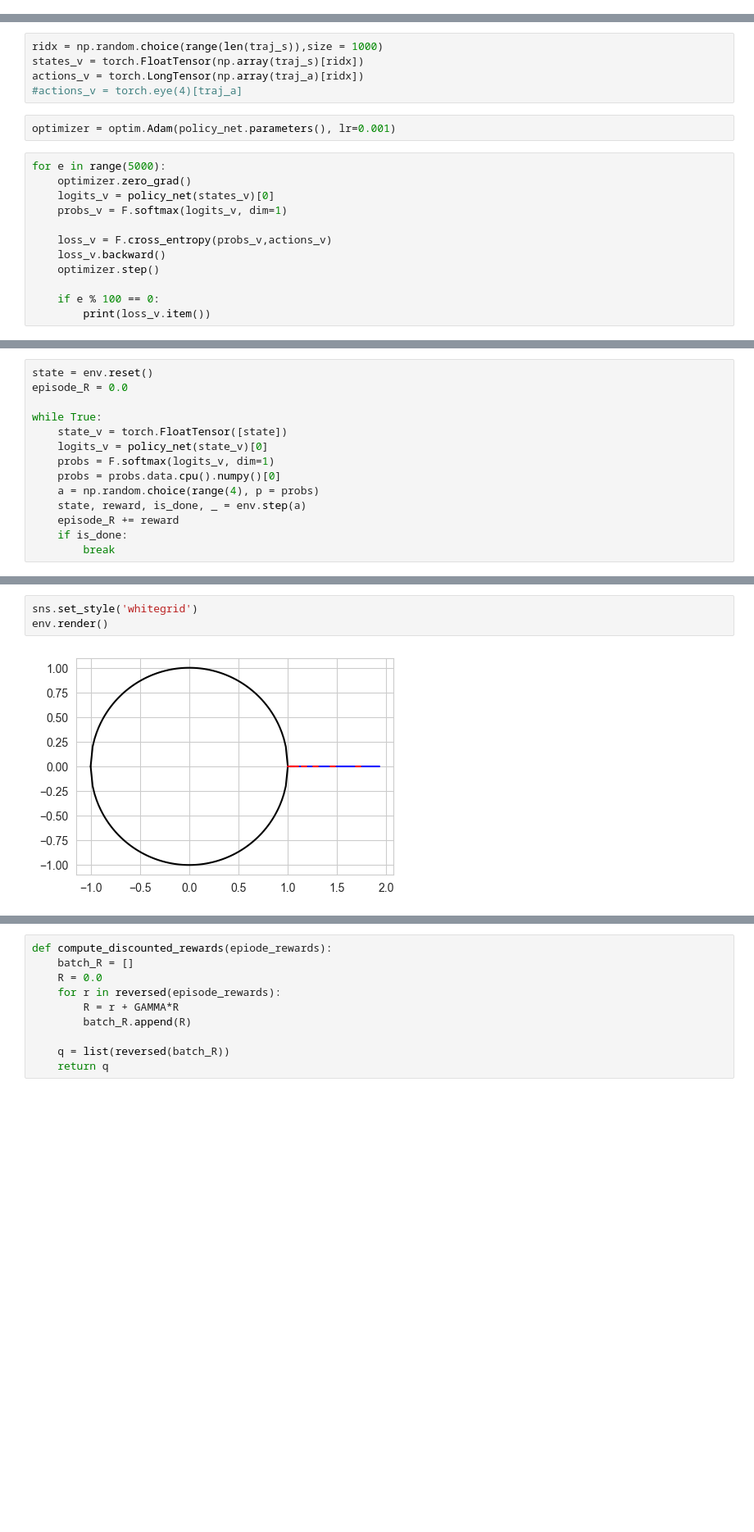
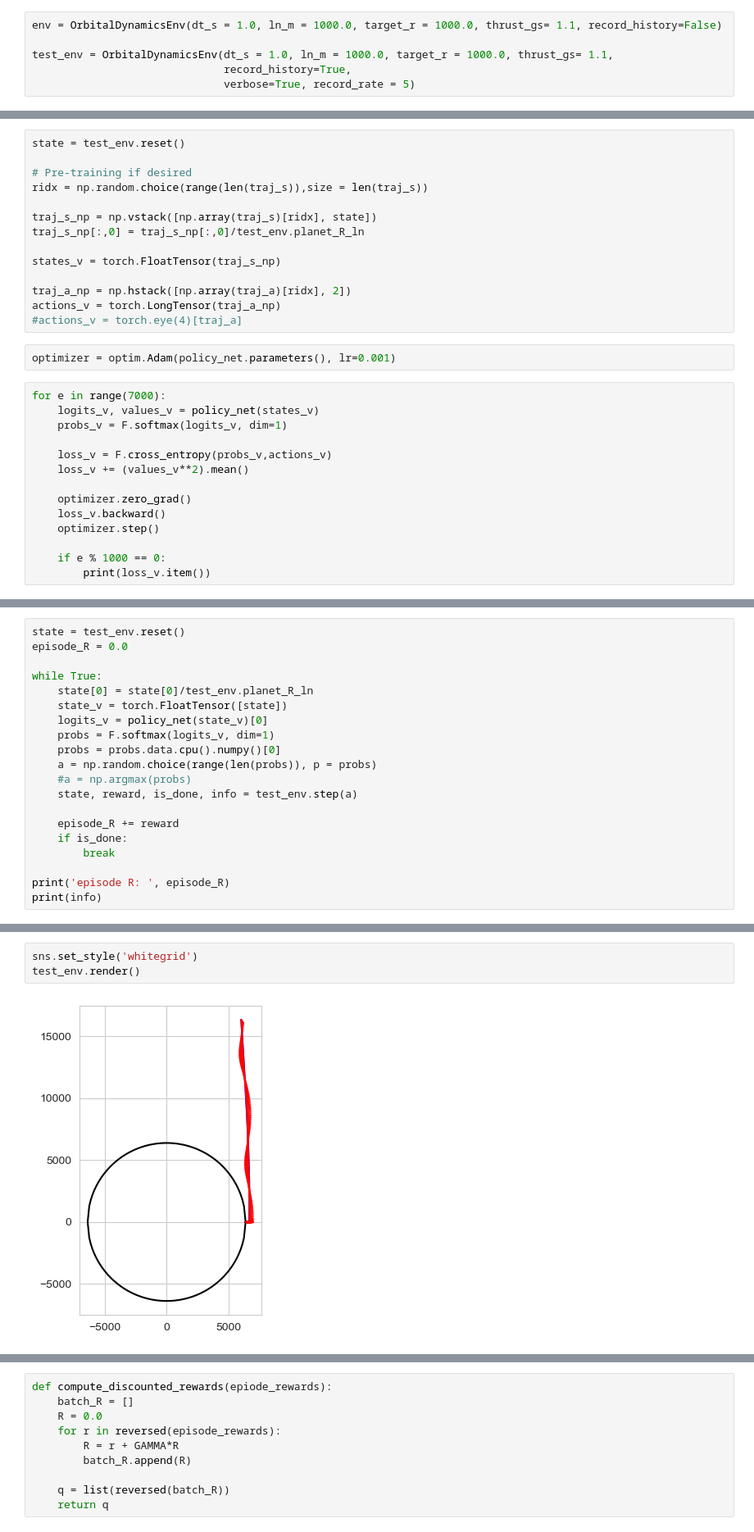
Before and after one commit to BVPhD/RL_scratch, a Jupyter notebook: Getting_to_Orbit_Discrete.ipynb, the cells around one changed output, grey strips where cells are left out. Shown at 82% size. Drawn from its saved outputs; the diff is of its cells as text; blank space fills up the shorter version.

```diff
--- a/Getting_to_Orbit_Discrete.ipynb
+++ b/Getting_to_Orbit_Discrete.ipynb
@@ -405,0 +419,6 @@ Policy Parameters
+# %%
+env = OrbitalDynamicsEnv(dt_s = 1.0, ln_m = 1000.0, target_r = 1000.0, thrust_gs= 1.1, record_history=False)
+
+test_env = OrbitalDynamicsEnv(dt_s = 1.0, ln_m = 1000.0, target_r = 1000.0, thrust_gs= 1.1,
+                              record_history=True,
+                              verbose=True, record_rate = 5)
@@ -517,22 +582,33 @@ PGN(
   )
 )
 # %%
-ridx = np.random.choice(range(len(traj_s)),size = 1000)
-states_v = torch.FloatTensor(np.array(traj_s)[ridx])
-actions_v = torch.LongTensor(np.array(traj_a)[ridx])
+state = test_env.reset()
+
+# Pre-training if desired
+ridx = np.random.choice(range(len(traj_s)),size = len(traj_s))
+
+traj_s_np = np.vstack([np.array(traj_s)[ridx], state])
+traj_s_np[:,0] = traj_s_np[:,0]/test_env.planet_R_ln
+
+states_v = torch.FloatTensor(traj_s_np)
+
+traj_a_np = np.hstack([np.array(traj_a)[ridx], 2])
+actions_v = torch.LongTensor(traj_a_np)
 #actions_v = torch.eye(4)[traj_a]
 # %%
 optimizer = optim.Adam(policy_net.parameters(), lr=0.001)
 # %%
-for e in range(5000):
-    optimizer.zero_grad()
-    logits_v = policy_net(states_v)[0]
+for e in range(7000):
+    logits_v, values_v = policy_net(states_v)
     probs_v = F.softmax(logits_v, dim=1)
 
     loss_v = F.cross_entropy(probs_v,actions_v)
+    loss_v += (values_v**2).mean()
+
+    optimizer.zero_grad()
     loss_v.backward()
     optimizer.step()
 
-    if e % 100 == 0:
+    if e % 1000 == 0:
         print(loss_v.item())
 # %% [output]
@@ -556,14 +622,20 @@ for e in range(5000):
 # %%
-state = env.reset()
+state = test_env.reset()
 episode_R = 0.0
 
 while True:
+    state[0] = state[0]/test_env.planet_R_ln
     state_v = torch.FloatTensor([state])
     logits_v = policy_net(state_v)[0]
     probs = F.softmax(logits_v, dim=1)
     probs = probs.data.cpu().numpy()[0]
-    a = np.random.choice(range(4), p = probs)
-    state, reward, is_done, _ = env.step(a)
+    a = np.random.choice(range(len(probs)), p = probs)
+    #a = np.argmax(probs)
+    state, reward, is_done, info = test_env.step(a)
+
     episode_R += reward
     if is_done:
         break
+
+print('episode R: ', episode_R)
+print(info)
@@ -570,5 +645,5 @@ while True:
 # %%
 sns.set_style('whitegrid')
-env.render()
+test_env.render()
 # %% [output]
-[figure, old version]
+[figure, new version]
```
Also changed, not shown: parts of 19 cells of this notebook, 1 other file.
